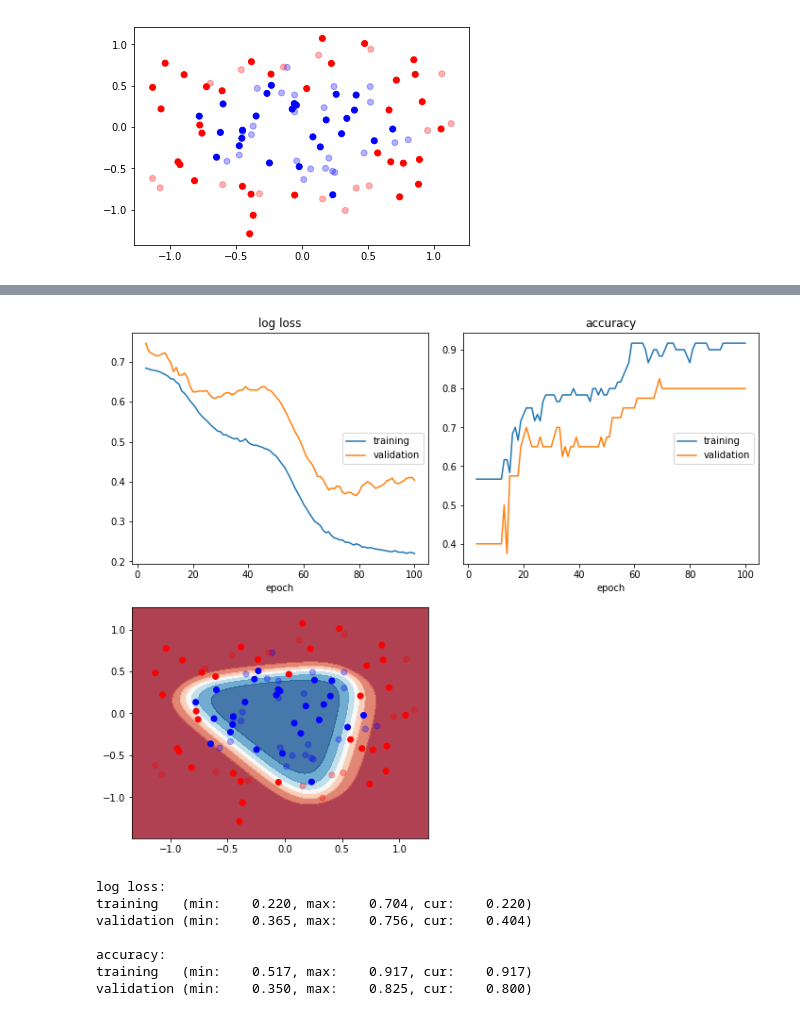
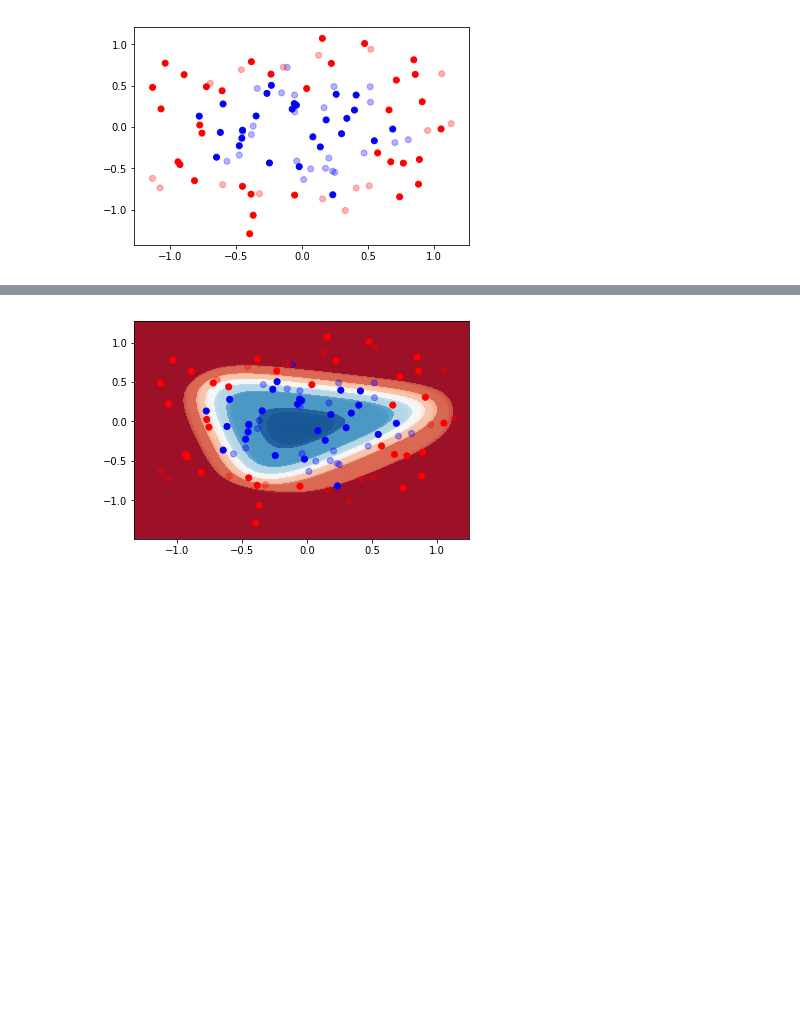
Before and after one commit to stared/livelossplot, a Jupyter notebook: examples/2d_prediction_maps.ipynb, the cells around one changed output, grey strips where cells are left out. Cells and saved outputs as stored; diff of their text form; code cells hidden in the pictures; blank space fills up the shorter version.

```diff
--- a/examples/2d_prediction_maps.ipynb
+++ b/examples/2d_prediction_maps.ipynb
@@ -42,11 +42,11 @@ dataloaders = {
     'train':
     DataLoader(TensorDataset(torch.from_numpy(X_train).float(), torch.from_numpy(y_train).long()),
                batch_size=32,
-               shuffle=True, num_workers=4),
+               shuffle=True, num_workers=0),
     'validation':
     DataLoader(TensorDataset(torch.from_numpy(X_test).float(), torch.from_numpy(y_test).long()),
                batch_size=32,
-               shuffle=False, num_workers=4)
+               shuffle=False, num_workers=0)
 }
 
 device = torch.device('cuda:0' if torch.cuda.is_available() else 'cpu')
@@ -93,7 +93,7 @@ def train_model(model, criterion, optimizer, num_epochs=10,
             logs[prefix + 'accuracy'] = epoch_acc
 
         liveloss.update(logs)
-        liveloss.draw()
+        liveloss.send()
 # %%
 # an old-school neural network: a multi-layer perceptron
 
@@ -136,23 +129,16 @@ validation (min:    0.400, max:    0.800, cur:    0.800)
 # %%
 model = MLP(3, activation=nn.Sigmoid())
 
 plot2d = matplotlib_subplots.Plot2d(model, X_train, y_train,
                                     valiation_data=(X_test, y_test),
-                                    margin=0.2, h=0.02)
+                                    margin=0.2, h=0.02, device=device)
 plot2d.predict = plot2d._predict_pytorch
-liveloss = PlotLosses(cell_size=(5, 6), extra_plots=[plot2d])
+liveloss = PlotLosses(outputs=[plot2d])
 
 criterion = nn.CrossEntropyLoss()
 optimizer = optim.Adam(model.parameters(), lr=1e-1)
 
 train_model(model, criterion, optimizer, num_epochs=100,
             liveloss=liveloss)
 # %% [output]
-[figure, old version]
+[figure, new version]
-log loss:
-training   (min:    0.220, max:    0.704, cur:    0.220)
-validation (min:    0.365, max:    0.756, cur:    0.404)
-
-accuracy:
-training   (min:    0.517, max:    0.917, cur:    0.917)
-validation (min:    0.350, max:    0.825, cur:    0.800)
```
Also changed, not shown: parts of 3 cells of this notebook.
